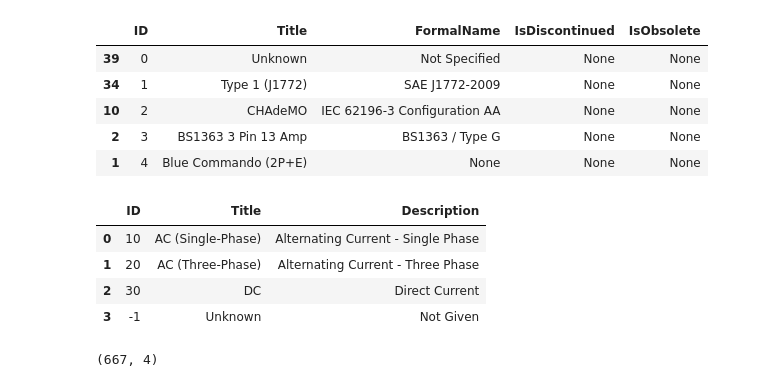
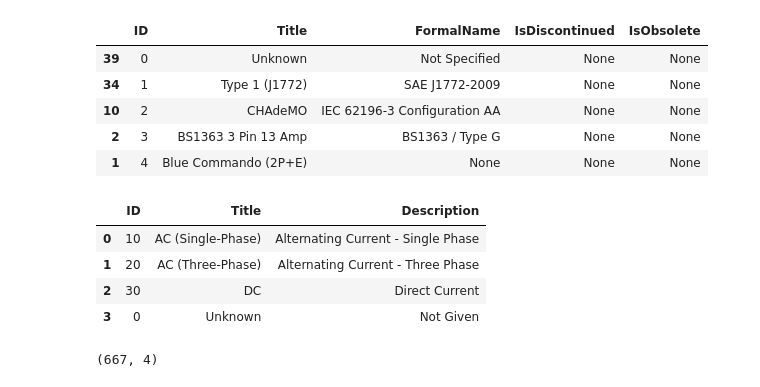
Before and after one commit to zachaa/EV_Charging_Stations, a Jupyter notebook: fetch_and_process_data.ipynb, the cells around one changed output. Saved outputs shown, nothing was run; the diff lists cells and outputs as text; code cells hidden in the pictures.

```diff
--- a/fetch_and_process_data.ipynb
+++ b/fetch_and_process_data.ipynb
@@ -294,16 +297,16 @@ df_connection_types.head()
 # %%
 # Current Type
 df_current_types = pd.DataFrame(reference_data["CurrentTypes"])
-# add a row of unknown current
-df_current_types = df_current_types.append({"Description": "Not Given","ID": -1,"Title": "Unknown"}, ignore_index=True) # type: ignore
+# add a row for Unknown current type with ID=0
+df_current_types = df_current_types.append({"Description": "Not Given","ID": 0,"Title": "Unknown"}, ignore_index=True) # type: ignore
 df_current_types = df_current_types[["ID", "Title", "Description"]]
 df_current_types
 # %% [output]
 |  | ID | Title | Description |
 | 0 | 10 | AC (Single-Phase) | Alternating Current - Single Phase |
 | 1 | 20 | AC (Three-Phase) | Alternating Current - Three Phase |
 | 2 | 30 | DC | Direct Current |
-| 3 | -1 | Unknown | Not Given |
+| 3 | 0 | Unknown | Not Given |
 # %%
 # Operator
 df_operator = pd.DataFrame(reference_data["Operators"])
```
Also changed, not shown: parts of 8 cells of this notebook.
